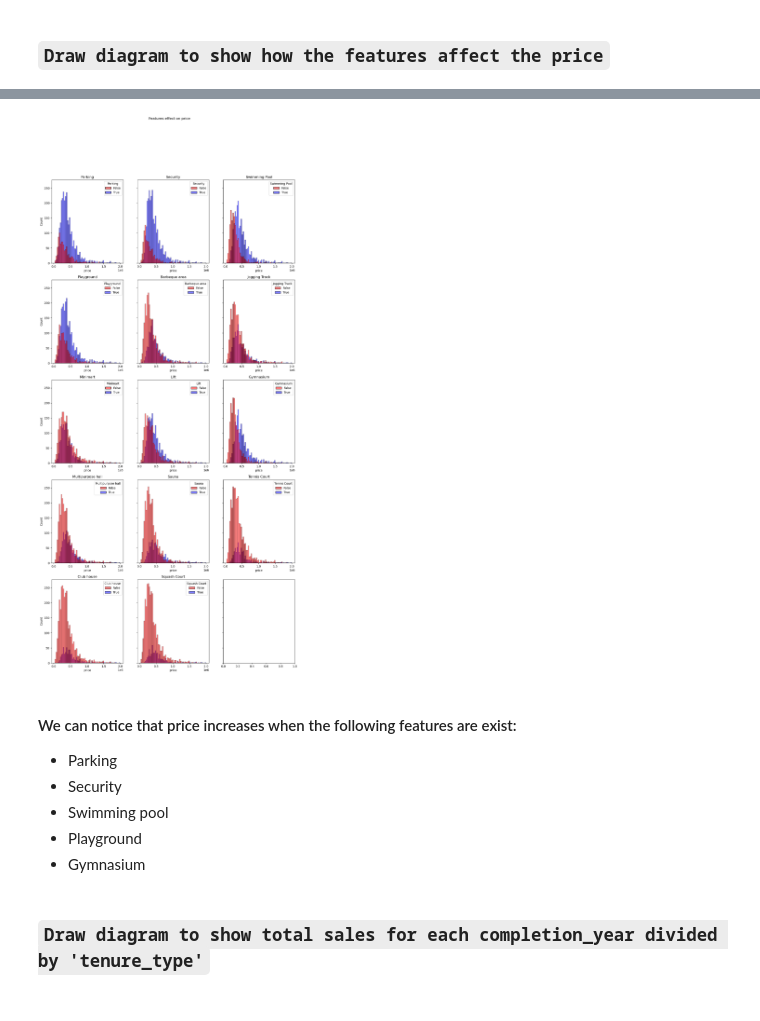
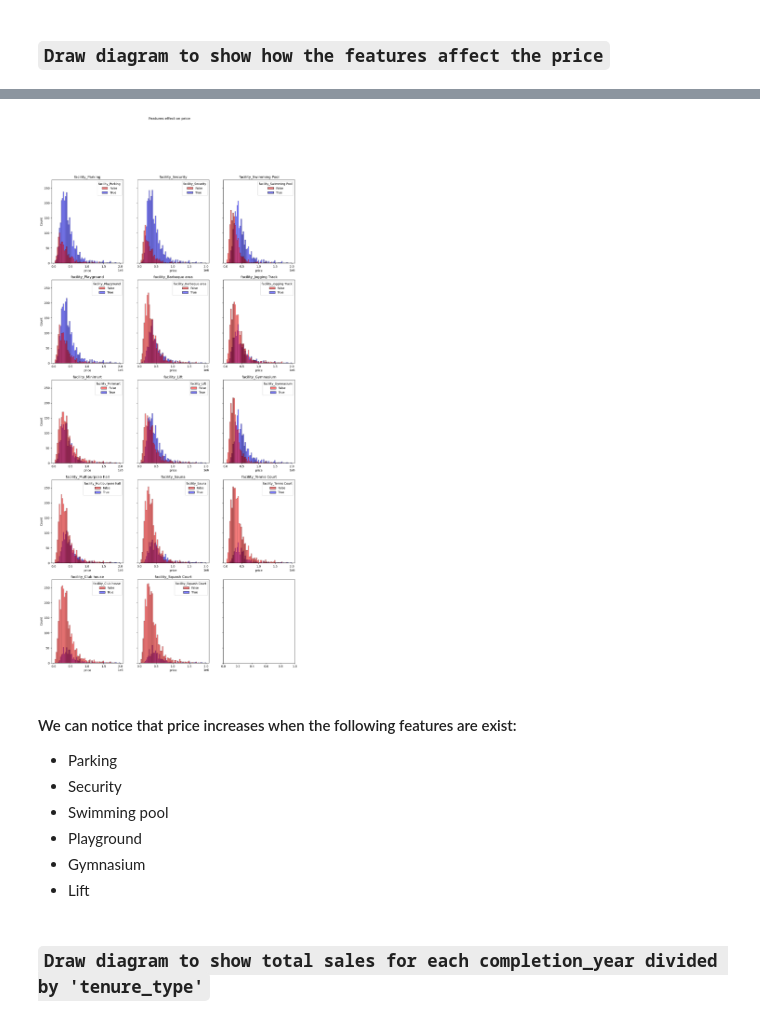
Before and after one commit to aahmedsherif/FinalProject, a Jupyter notebook: script.ipynb, the cells around one changed output, grey strips where cells are left out. Cells and saved outputs as stored; diff of their text form; code cells hidden in the pictures.

Commit message:
diagram for facilities

```diff
--- a/script.ipynb
+++ b/script.ipynb
@@ -230,12 +245,13 @@ def split_facilities_into_separate_columns(df):
             for part in parts:
                 part = part.strip()
 
-                if part not in df.columns:
+                col_name = 'facility_' + part
+                if col_name not in df.columns:
                     # initialize new column with value False
-                    df.loc[:, part] = False
+                    df.loc[:, col_name] = False
 
                 # indicate that the current row has this facility
-                df.loc[index, part] = True
+                df.loc[index, col_name] = True
     return df
 
 df = split_facilities_into_separate_columns(df)
@@ -249,5 +266,5 @@ df.describe(include='bool')
 # %%
-df.drop(['10'], axis=1, inplace=True)
+df.drop(['facility_10'], axis=1, inplace=True)
 # %%
 df.shape
 # %% [output]
@@ -477,7 +494,8 @@ def reshape_and_expand_array(arr, no_of_rows):
         no_of_needed_cells = no_of_rows - arr.shape[0] % no_of_rows
 
         empty_array = np.empty((no_of_needed_cells),dtype=np.string_)
-        empty_array[:] = np.nan
+        empty_array[:] = ''
+
         arr = np.append(arr, empty_array)
 
     return arr.reshape((no_of_rows, arr.shape[0] // no_of_rows))
@@ -521,7 +572,7 @@ def draw_histplots_for_price_with_columns(title, df, column_names_array, no_of_r
 
     for i in range(len(column_names_array)):
         for j in range(len(column_names_array[i])):
-            if  isinstance(column_names_array[i,j] , str):
+            if  isinstance(column_names_array[i,j] , str) and column_names_array[i,j] != '':
                 sns.histplot(ax=axes[i,j], data=df, x='price', hue=column_names_array[i,j], palette={0:'Red', 1:'Blue'})
                 axes[i,j].set_title(column_names_array[i,j])
 # %%
@@ -531,11 +582,12 @@ df[df['price'] > 2000000].shape
 # %%
 # number of records whose price more than 2000000 is 28
 # we will exclude these record to be able to compare the price with other columns easily
 df_price_filtered = df[df['price'] <= 2000000]
 bool_columns = df.select_dtypes(include='bool').columns
-draw_histplots_for_price_with_columns('Features effect on price', df_price_filtered, bool_columns, 5)
+facility_columns = [x  for x in bool_columns if x.startswith('facility_') ]
+draw_histplots_for_price_with_columns('Features effect on price', df_price_filtered, np.array(facility_columns), 5)
 # %% [output]
-[figure, old version]
+[figure, new version]
 # %% [markdown]
 #### We can notice that price increases when the following features are exist:
 - Parking
@@ -543,6 +595,7 @@ draw_histplots_for_price_with_columns('Features effect on price', df_price_filte
 - Swimming pool
 - Playground
 - Gymnasium
+- Lift
 # %% [markdown]
 ### `Draw diagram to show total sales for each completion_year divided by 'tenure_type'`
 # %%
```
Also changed, not shown: parts of 39 cells of this notebook.
